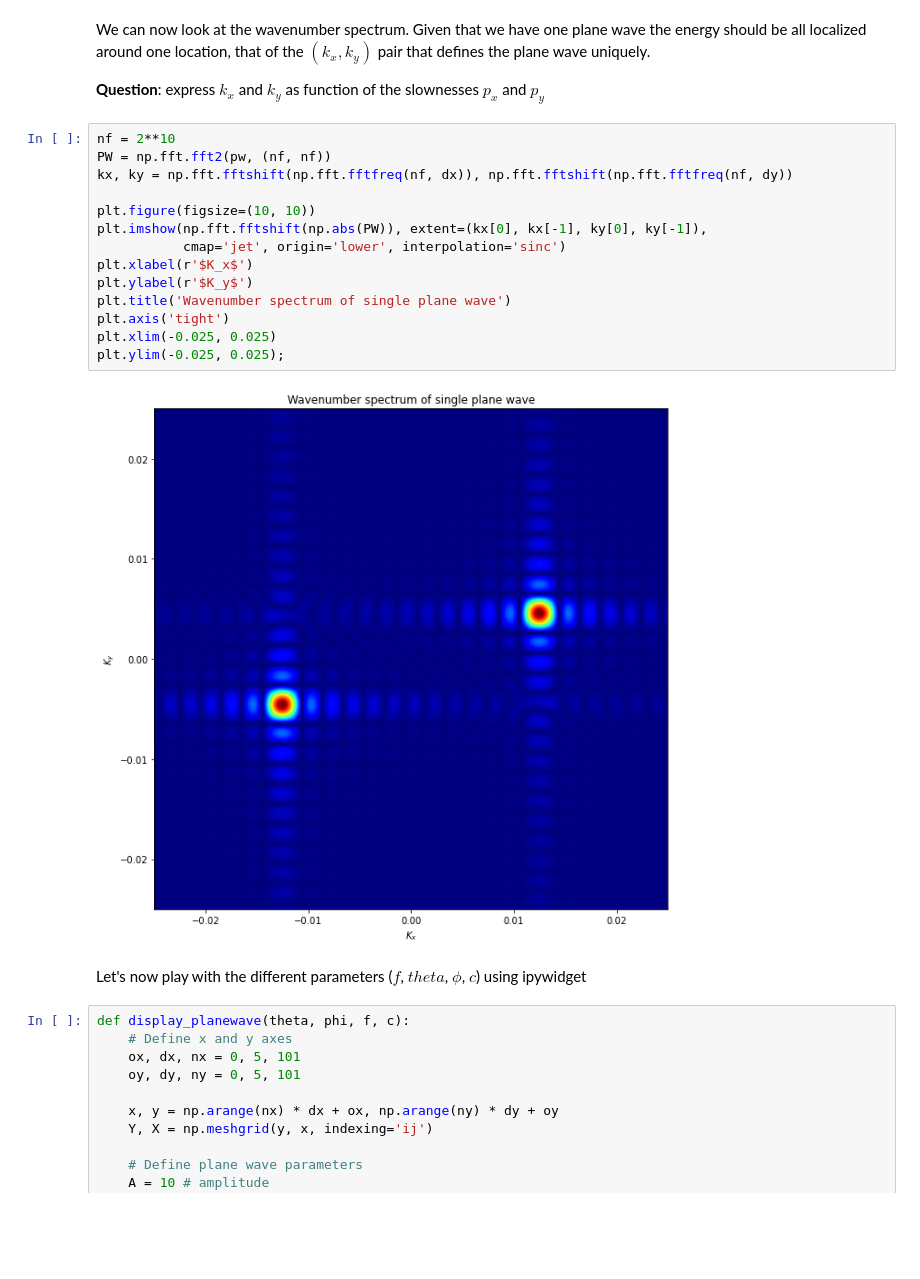
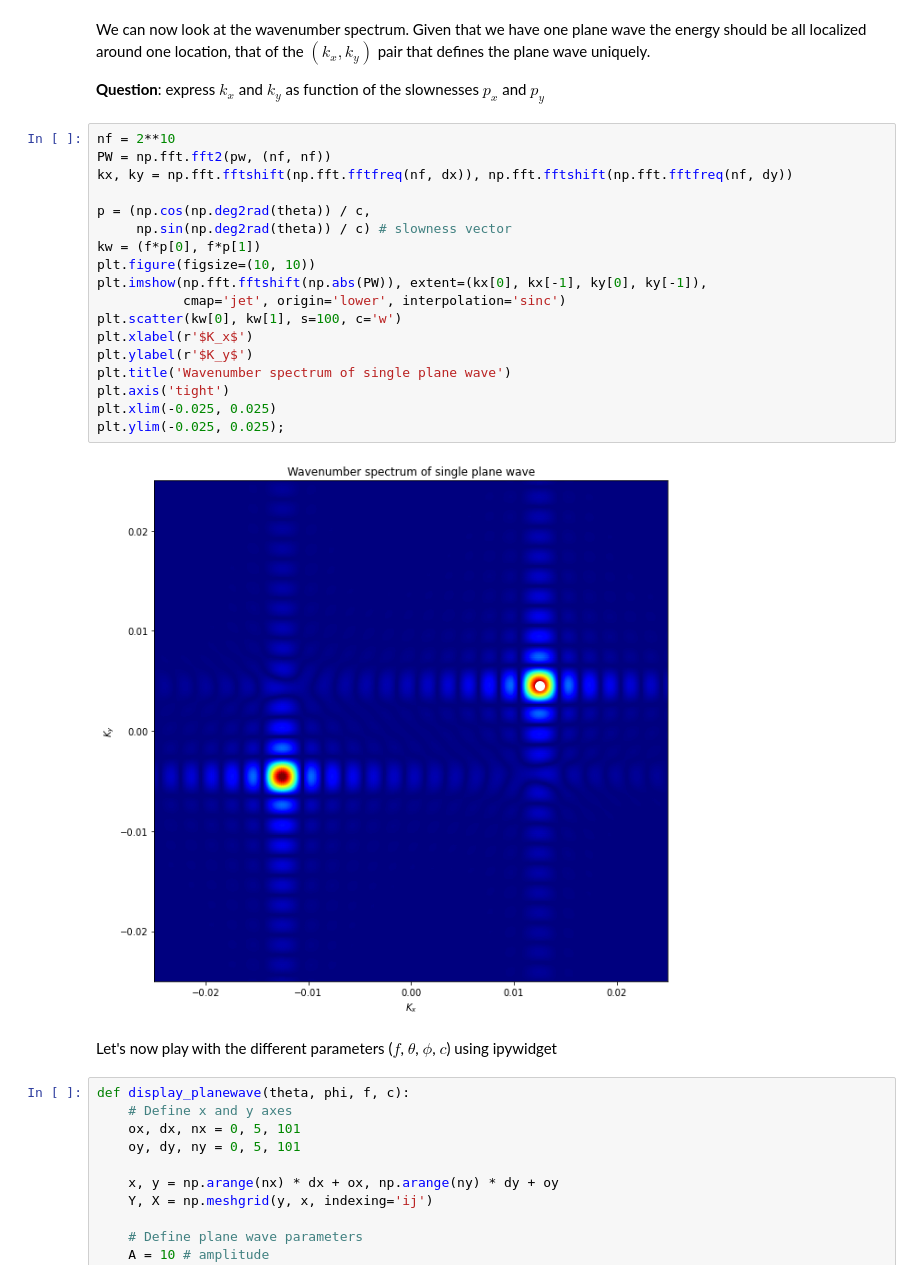
Before and after one commit to DIG-Kaust/Seismology, a Jupyter notebook: PlaneWave/PlaneWave.ipynb, the cells around one changed output. Cells and saved outputs as stored; diff of their text form; blank space fills up the shorter version.

```diff
--- a/PlaneWave/PlaneWave.ipynb
+++ b/PlaneWave/PlaneWave.ipynb
@@ -84,21 +87,25 @@ We can now look at the wavenumber spectrum. Given that we have one plane wave th
 # %%
 nf = 2**10
 PW = np.fft.fft2(pw, (nf, nf))
 kx, ky = np.fft.fftshift(np.fft.fftfreq(nf, dx)), np.fft.fftshift(np.fft.fftfreq(nf, dy))
 
+p = (np.cos(np.deg2rad(theta)) / c,
+     np.sin(np.deg2rad(theta)) / c) # slowness vector
+kw = (f*p[0], f*p[1])
 plt.figure(figsize=(10, 10))
 plt.imshow(np.fft.fftshift(np.abs(PW)), extent=(kx[0], kx[-1], ky[0], ky[-1]),
            cmap='jet', origin='lower', interpolation='sinc')
+plt.scatter(kw[0], kw[1], s=100, c='w')
 plt.xlabel(r'$K_x$')
 plt.ylabel(r'$K_y$')
 plt.title('Wavenumber spectrum of single plane wave')
 plt.axis('tight')
 plt.xlim(-0.025, 0.025)
 plt.ylim(-0.025, 0.025);
 # %% [output]
-[figure, old version]
+[figure, new version]
 # %% [markdown]
-Let's now play with the different parameters ($f$, $theta$, $\phi$, $c$) using ipywidget
+Let's now play with the different parameters ($f$, $\theta$, $\phi$, $c$) using ipywidget
 # %%
 def display_planewave(theta, phi, f, c):
     # Define x and y axes
```
Also changed, not shown: parts of 4 cells of this notebook.
